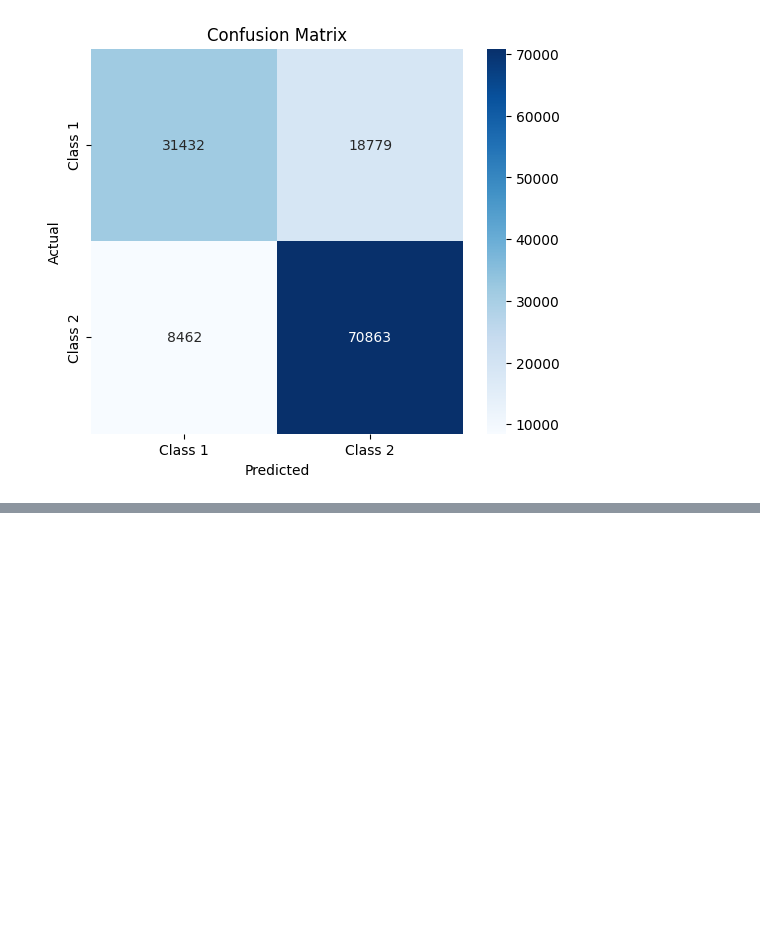
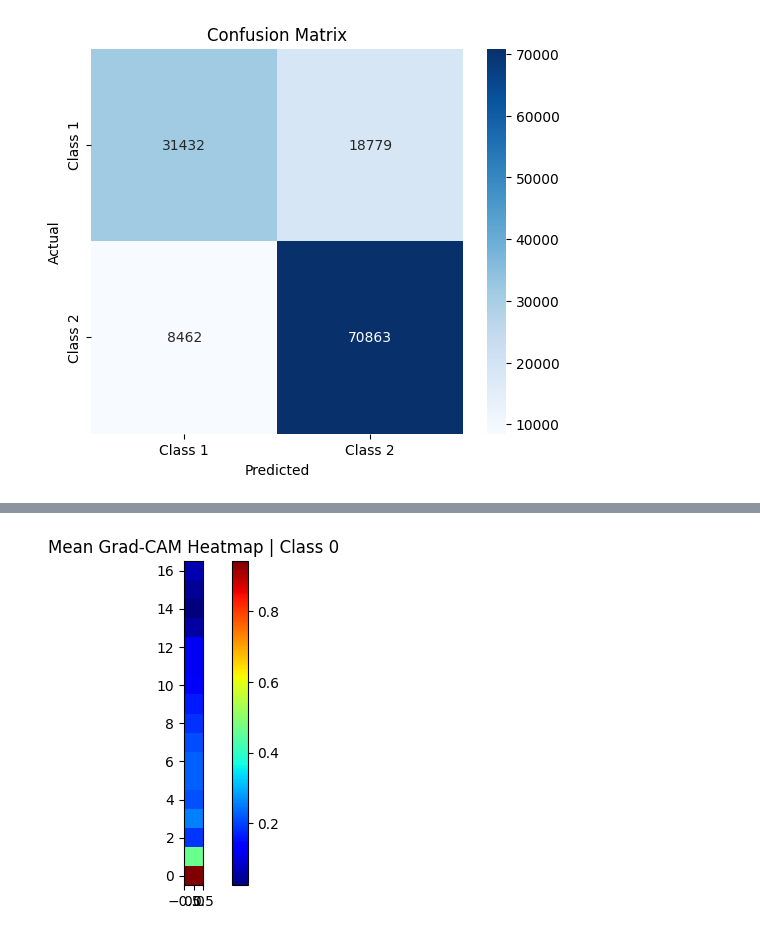
Before and after one commit to arkiven4/NXSCough, a Jupyter notebook: notebooks/xai.ipynb, the cells around one changed output, grey strips where cells are left out. Saved outputs shown, nothing was run; the diff lists cells and outputs as text; code cells hidden in the pictures; blank space fills up the shorter version.

```diff
--- a/notebooks/xai.ipynb
+++ b/notebooks/xai.ipynb
@@ -269,0 +195,18 @@ plt.show()
+# %%
+class Hook():
+    def __init__(self, name, module, backward=False):
+        self.name = name
+        if backward==False:
+            self.hook = module.register_forward_hook(self.hook_fn)
+        else:
+            self.hook = module.register_backward_hook(self.hook_fn)
+
+    def hook_fn(self, module, input_data, output):
+        self.input = input_data
+        self.output = output
+
+    def close(self):
+        self.hook.remove()
+
+hookF = [Hook(name, layer) for name, layer in pool_model.named_modules()]
+hookB = [Hook(name, layer,backward=True) for name, layer in pool_model.named_modules()]
@@ -269,0 +242,74 @@ plt.show()
+# %%
+import torch
+import numpy as np
+import random
+import matplotlib.pyplot as plt
+import cv2
+from tqdm import tqdm
+
+pool_model.eval()
+
+# Forward
+logits = pool_model(audio, attention_mask=attention_masks)["disease_logits"]
+pred_classes = logits.argmax(dim=1)
+true_labels = torch.argmax(dse_ids, dim=1)
+
+# Find correctly predicted indices
+correct_indices = (pred_classes == true_labels).nonzero(as_tuple=True)[0]
+print(f"Correct predictions: {len(correct_indices)}")
+
+# Storage for CAMs per class
+heatmaps_per_class = {0: [], 1: []}
+
+for idx in tqdm(correct_indices, desc="Processing CAMs"):
+    pool_model.zero_grad()
+
+    # Select target class and compute gradients
+    target_class = pred_classes[idx]
+    logits[idx, target_class].backward(retain_graph=True)
+
+    # Extract activations and gradients
+    act, grad = None, None
+    for hook in hookF:
+        if hook.name == 'backbone.7.2.conv3':
+            act = hook.output.detach()
+    for hook in hookB:
+        if hook.name == 'backbone.7.2.conv3':
+            grad = hook.output[0].detach()
+
+    # Global Average Pool gradients (Eq.1)
+    pooled_grad = torch.mean(grad, dim=[0, 2, 3])
+
+    # Weight activations
+    weighted_act = act.clone()
+    for i in range(weighted_act.shape[1]):
+        weighted_act[:, i, :, :] *= pooled_grad[i]
+
+    # Compute CAM (Eq.2)
+    cam = torch.sum(weighted_act, dim=1).squeeze(0).cpu()[idx, :, :]
+    cam = np.maximum(cam, 0)
+    cam = cam / (cam.max() + 1e-8)
+
+    heatmaps_per_class[int(target_class.item())].append(cam)
+
+# Compute mean heatmap per class
+mean_heatmaps = {}
+for cls, maps in heatmaps_per_class.items():
+    if len(maps) > 0:
+        mean_heatmaps[cls] = np.mean(np.stack(maps), axis=0)
+        print(f"Mean heatmap computed for class {cls} ({len(maps)} samples)")
+    else:
+        mean_heatmaps[cls] = None
+        print(f"No samples for class {cls}")
+
+# Visualization
+for cls, mean_map in mean_heatmaps.items():
+    if mean_map is None:
+        continue
+    plt.figure(figsize=(6, 4))
+    plt.title(f"Mean Grad-CAM Heatmap | Class {cls}")
+    plt.imshow(mean_map, cmap='jet', origin='lower')
+    plt.colorbar()
+    plt.tight_layout()
+    plt.show()
+# %% [output]
@@ -269,0 +319 @@ plt.show()
+[figure, added]
```
Also changed, not shown: parts of 13 cells of this notebook, 9 other files.
